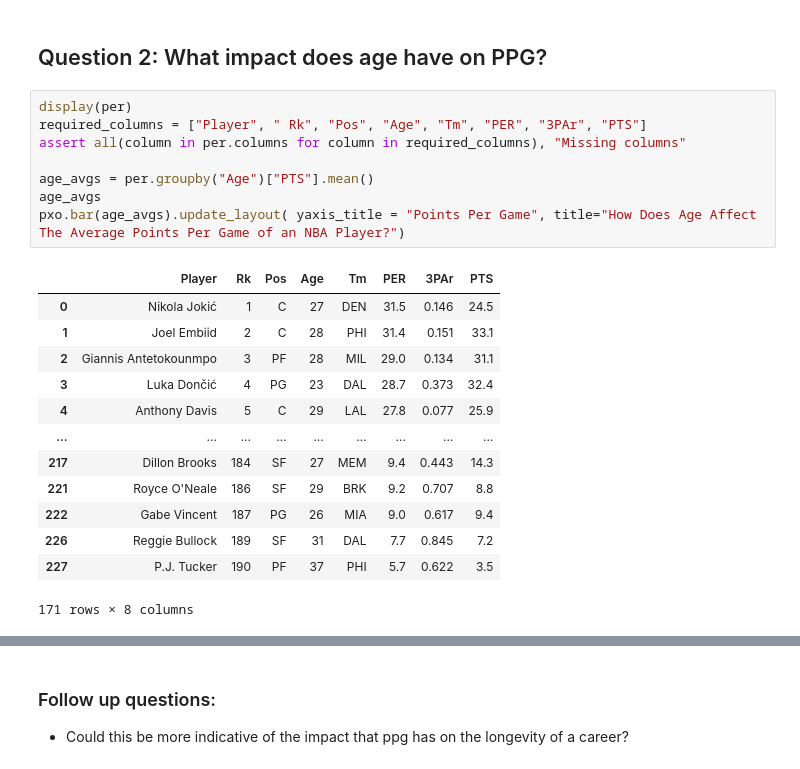
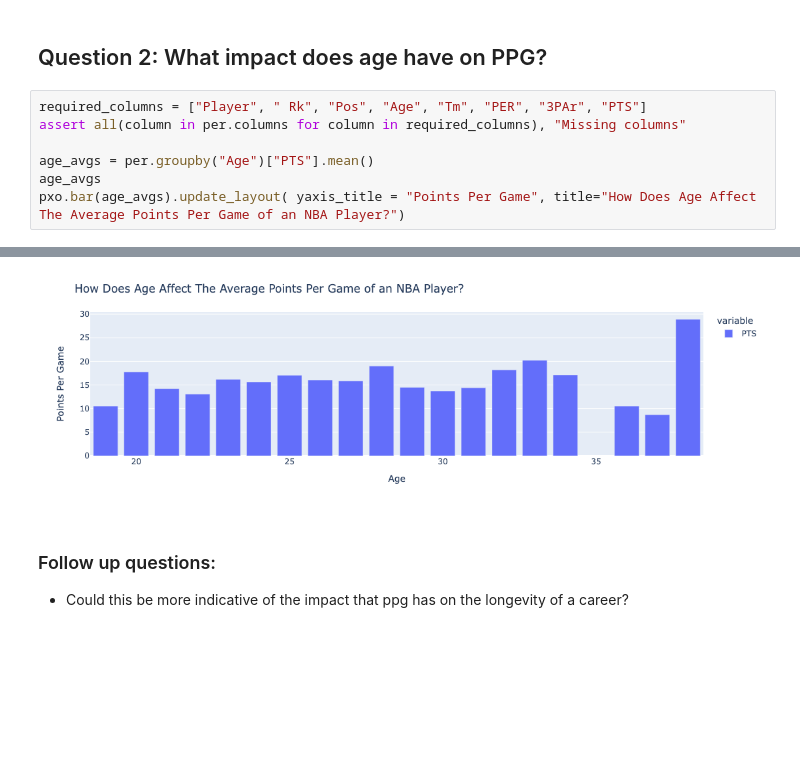
Before and after one commit to lynathaniel/cse163-project, a Jupyter notebook: basketball.ipynb, the cells around one changed output, grey strips where cells are left out. Cells and saved outputs as stored; diff of their text form; blank space fills up the shorter version.

```diff
--- a/basketball.ipynb
+++ b/basketball.ipynb
@@ -120,7 +65,6 @@ pxo.scatter(top_players, x = "PER", y = "wins", color="Tm").update_layout(xaxis_
 # %% [markdown]
 ## Question 2: What impact does age have on PPG?
 # %%
-display(per)
 required_columns = ["Player", " Rk", "Pos", "Age", "Tm", "PER", "3PAr", "PTS"]
 assert all(column in per.columns for column in required_columns), "Missing columns"
 
@@ -128,16 +72,3 @@ age_avgs = per.groupby("Age")["PTS"].mean()
 age_avgs
 pxo.bar(age_avgs).update_layout( yaxis_title = "Points Per Game", title="How Does Age Affect The Average Points Per Game of an NBA Player?")
 # %% [output]
-|  | Player | Rk | Pos | Age | Tm | PER | 3PAr | PTS |
-| 0 | Nikola Jokić | 1 | C | 27 | DEN | 31.5 | 0.146 | 24.5 |
-| 1 | Joel Embiid | 2 | C | 28 | PHI | 31.4 | 0.151 | 33.1 |
-| 2 | Giannis Antetokounmpo | 3 | PF | 28 | MIL | 29.0 | 0.134 | 31.1 |
-| 3 | Luka Dončić | 4 | PG | 23 | DAL | 28.7 | 0.373 | 32.4 |
-| 4 | Anthony Davis | 5 | C | 29 | LAL | 27.8 | 0.077 | 25.9 |
-| ... | ... | ... | ... | ... | ... | ... | ... | ... |
-| 217 | Dillon Brooks | 184 | SF | 27 | MEM | 9.4 | 0.443 | 14.3 |
-| 221 | Royce O'Neale | 186 | SF | 29 | BRK | 9.2 | 0.707 | 8.8 |
-| 222 | Gabe Vincent | 187 | PG | 26 | MIA | 9.0 | 0.617 | 9.4 |
-| 226 | Reggie Bullock | 189 | SF | 31 | DAL | 7.7 | 0.845 | 7.2 |
-| 227 | P.J. Tucker | 190 | PF | 37 | PHI | 5.7 | 0.622 | 3.5 |
-171 rows × 8 columns
@@ -145,3 +75,4 @@ pxo.bar(age_avgs).update_layout( yaxis_title = "Points Per Game", title="How Doe
+[figure, added]
 # %% [markdown]
 ### Follow up questions:
 - Could this be more indicative of the impact that ppg has on the longevity of a career?
```
Also changed, not shown: parts of 6 cells of this notebook.
